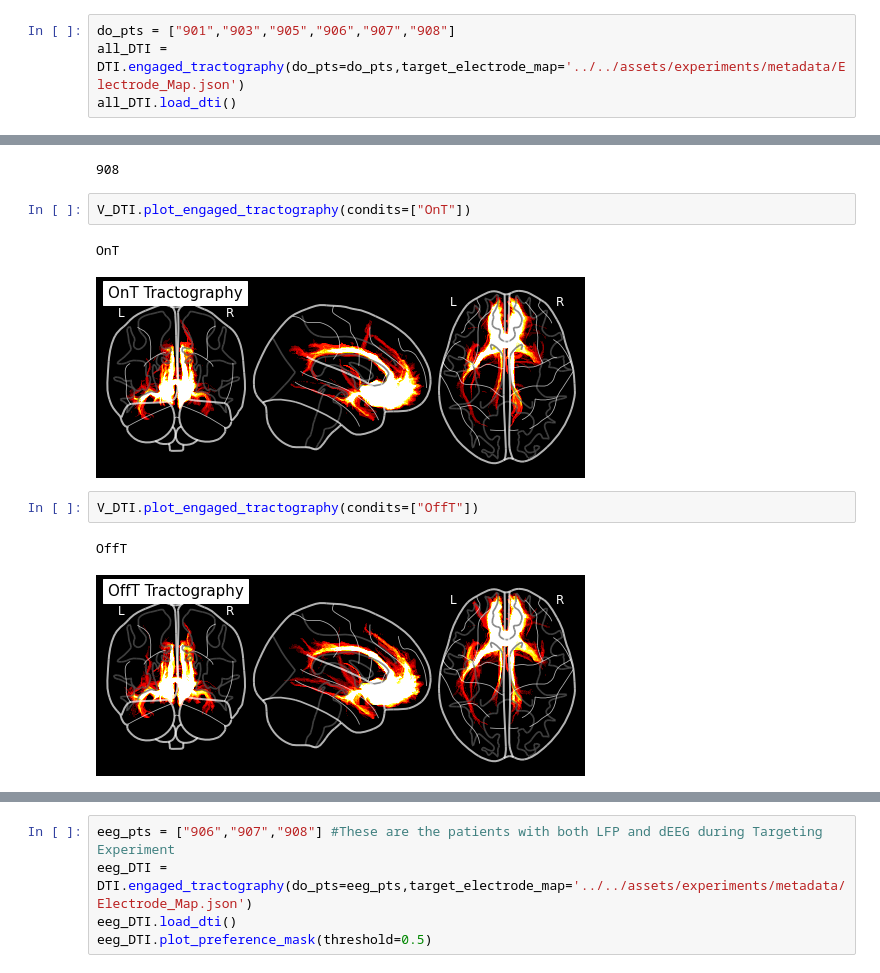
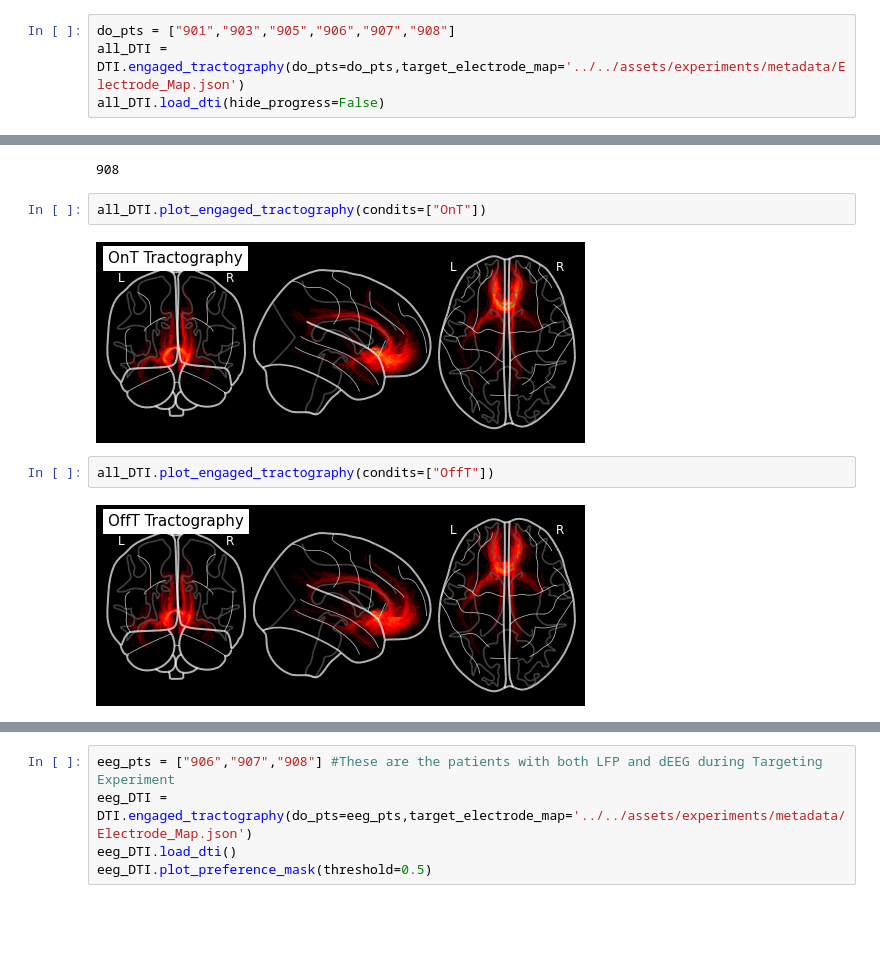
Before and after one commit to virati/cortical_signatures, a Jupyter notebook: notebooks/support_model/targeting_vs.ipynb, the cells around one changed output, grey strips where cells are left out. Drawn from its saved outputs; the diff is of its cells as text; blank space fills up the shorter version.

```diff
--- a/notebooks/support_model/targeting_vs.ipynb
+++ b/notebooks/support_model/targeting_vs.ipynb
@@ -15,7 +13,7 @@ Importing from DBSpace.control...
 # %%
 do_pts = ["901","903","905","906","907","908"]
 all_DTI = DTI.engaged_tractography(do_pts=do_pts,target_electrode_map='../../assets/experiments/metadata/Electrode_Map.json')
-all_DTI.load_dti()
+all_DTI.load_dti(hide_progress=False)
 # %% [output]
 901
 903
@@ -24,13 +22,11 @@ all_DTI.load_dti()
 907
 908
 # %%
-V_DTI.plot_engaged_tractography(condits=["OnT"])
+all_DTI.plot_engaged_tractography(condits=["OnT"])
 # %% [output]
-OnT
-[figure, old version]
+[figure, new version]
 # %%
-V_DTI.plot_engaged_tractography(condits=["OffT"])
+all_DTI.plot_engaged_tractography(condits=["OffT"])
 # %% [output]
-OffT
-[figure, old version]
+[figure, new version]
 # %%
```
Also changed, not shown: parts of 6 cells of this notebook.
